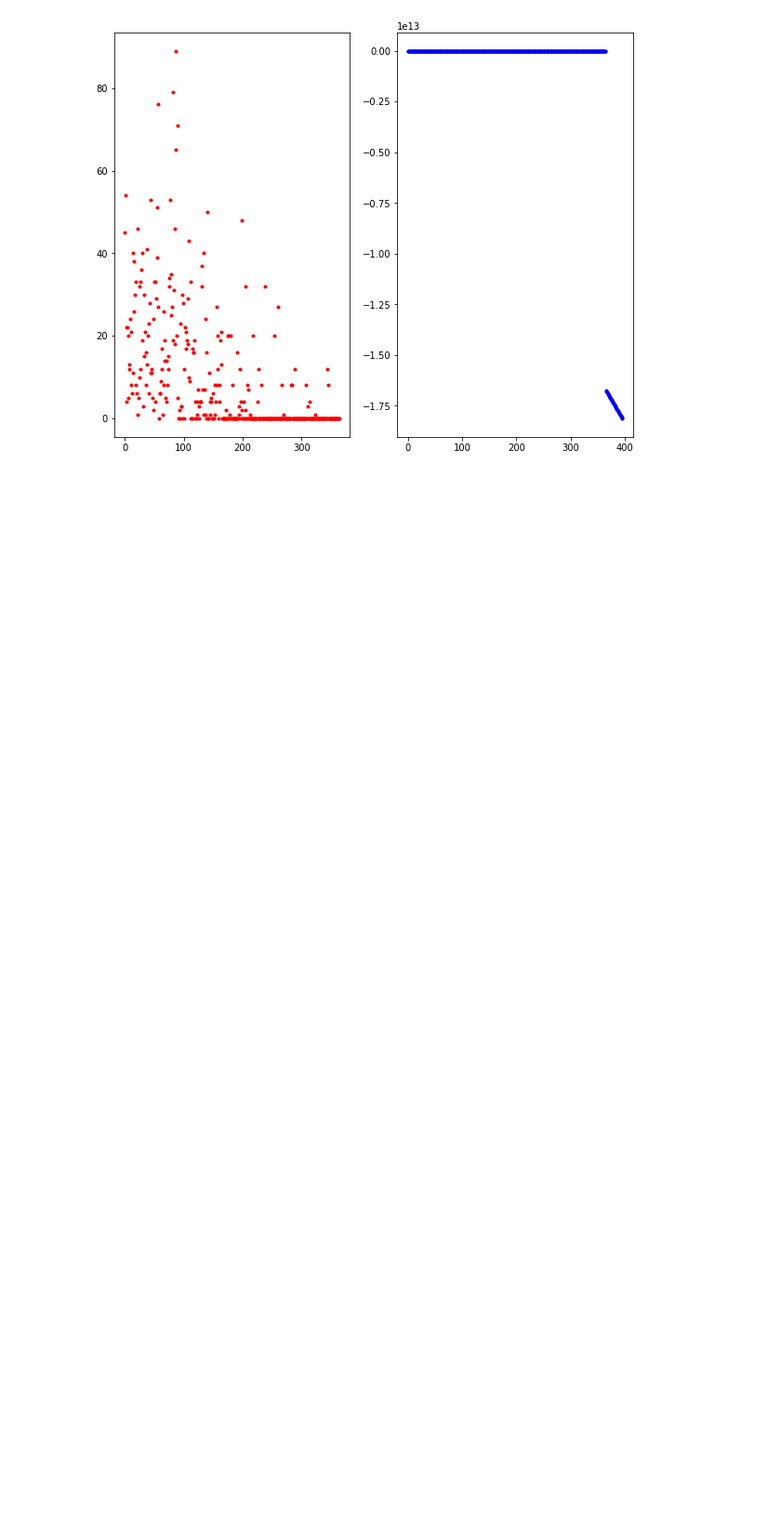
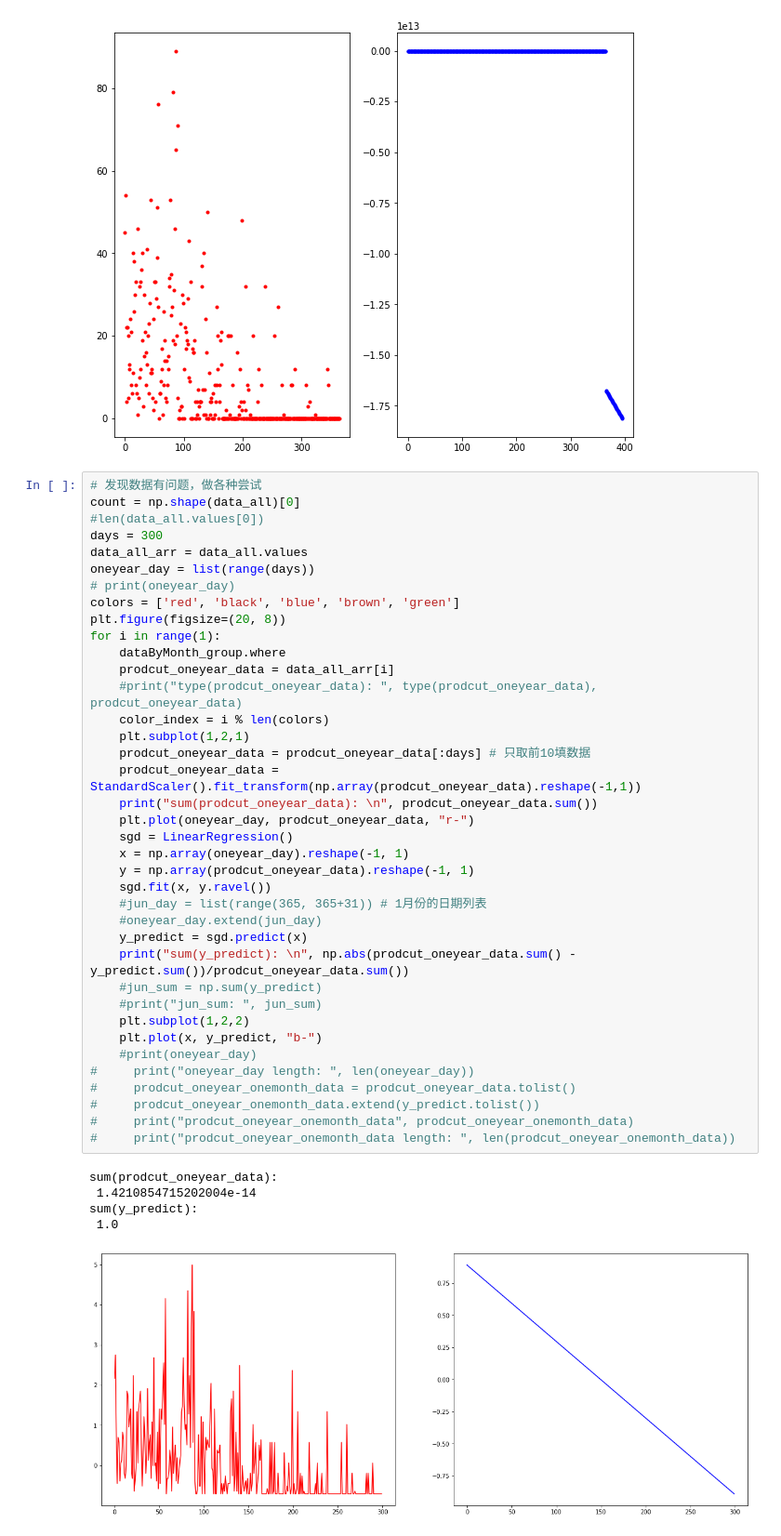
Before and after one commit to xiashiwendao/SalesAnalysis, a Jupyter notebook: DailyDataStatistic.ipynb, the cells around one changed output. Shown at 93% size. Saved outputs shown, nothing was run; the diff lists cells and outputs as text; blank space fills up the shorter version.

```diff
--- a/DailyDataStatistic.ipynb
+++ b/DailyDataStatistic.ipynb
@@ -158,4 +160,48 @@ oneyear_day length:  396
 prodcut_oneyear_onemonth_data [45.0, 54.0, 22.0, 4.0, 22.0, 20.0, 5.0, 12.0, 13.0, 24.0, 21.0, 8.0, 6.0, 11.0, 40.0, 38.0, 26.0, 30.0, 33.0, 8.0, 6.0, 46.0, 1.0, 5.0, 10.0, 32.0, 12.0, 33.0, 36.0, 40. ...
 prodcut_oneyear_onemonth_data length:  396
 [figure]
+# %%
+# 发现数据有问题，做各种尝试
+count = np.shape(data_all)[0]
+#len(data_all.values[0])
+days = 300
+data_all_arr = data_all.values
+oneyear_day = list(range(days))
+# print(oneyear_day)
+colors = ['red', 'black', 'blue', 'brown', 'green']
+plt.figure(figsize=(20, 8))
+for i in range(1):
+    dataByMonth_group.where
+    prodcut_oneyear_data = data_all_arr[i]
+    #print("type(prodcut_oneyear_data): ", type(prodcut_oneyear_data), prodcut_oneyear_data)
+    color_index = i % len(colors)
+    plt.subplot(1,2,1)
+    prodcut_oneyear_data = prodcut_oneyear_data[:days] # 只取前10填数据
+    prodcut_oneyear_data = StandardScaler().fit_transform(np.array(prodcut_oneyear_data).reshape(-1,1))
+    print("sum(prodcut_oneyear_data): \n", prodcut_oneyear_data.sum())
+    plt.plot(oneyear_day, prodcut_oneyear_data, "r-")
+    sgd = LinearRegression()
+    x = np.array(oneyear_day).reshape(-1, 1)
+    y = np.array(prodcut_oneyear_data).reshape(-1, 1)
+    sgd.fit(x, y.ravel())
+    #jun_day = list(range(365, 365+31)) # 1月份的日期列表
+    #oneyear_day.extend(jun_day)
+    y_predict = sgd.predict(x)
+    print("sum(y_predict): \n", np.abs(prodcut_oneyear_data.sum() -y_predict.sum())/prodcut_oneyear_data.sum())
+    #jun_sum = np.sum(y_predict)
+    #print("jun_sum: ", jun_sum)
+    plt.subplot(1,2,2)
+    plt.plot(x, y_predict, "b-")
+    #print(oneyear_day)
+#     print("oneyear_day length: ", len(oneyear_day))
+#     prodcut_oneyear_onemonth_data = prodcut_oneyear_data.tolist()
+#     prodcut_oneyear_onemonth_data.extend(y_predict.tolist())
+#     print("prodcut_oneyear_onemonth_data", prodcut_oneyear_onemonth_data)
+#     print("prodcut_oneyear_onemonth_data length: ", len(prodcut_oneyear_onemonth_data))
+# %% [output]
+sum(prodcut_oneyear_data):
+ 1.4210854715202004e-14
+sum(y_predict):
+ 1.0
+[figure, added]
 # %%
```
Also changed, not shown: parts of 9 cells of this notebook, 1 other file.
